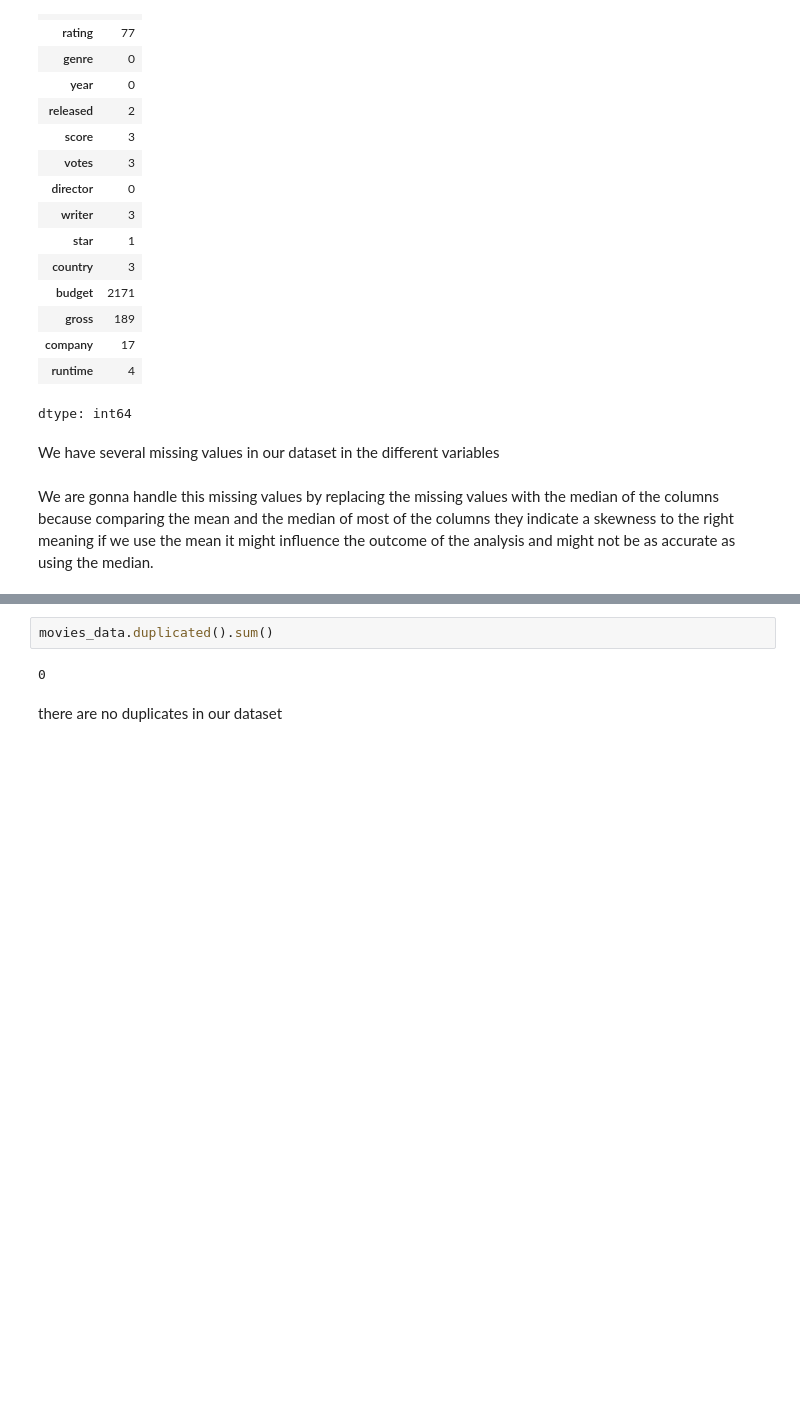
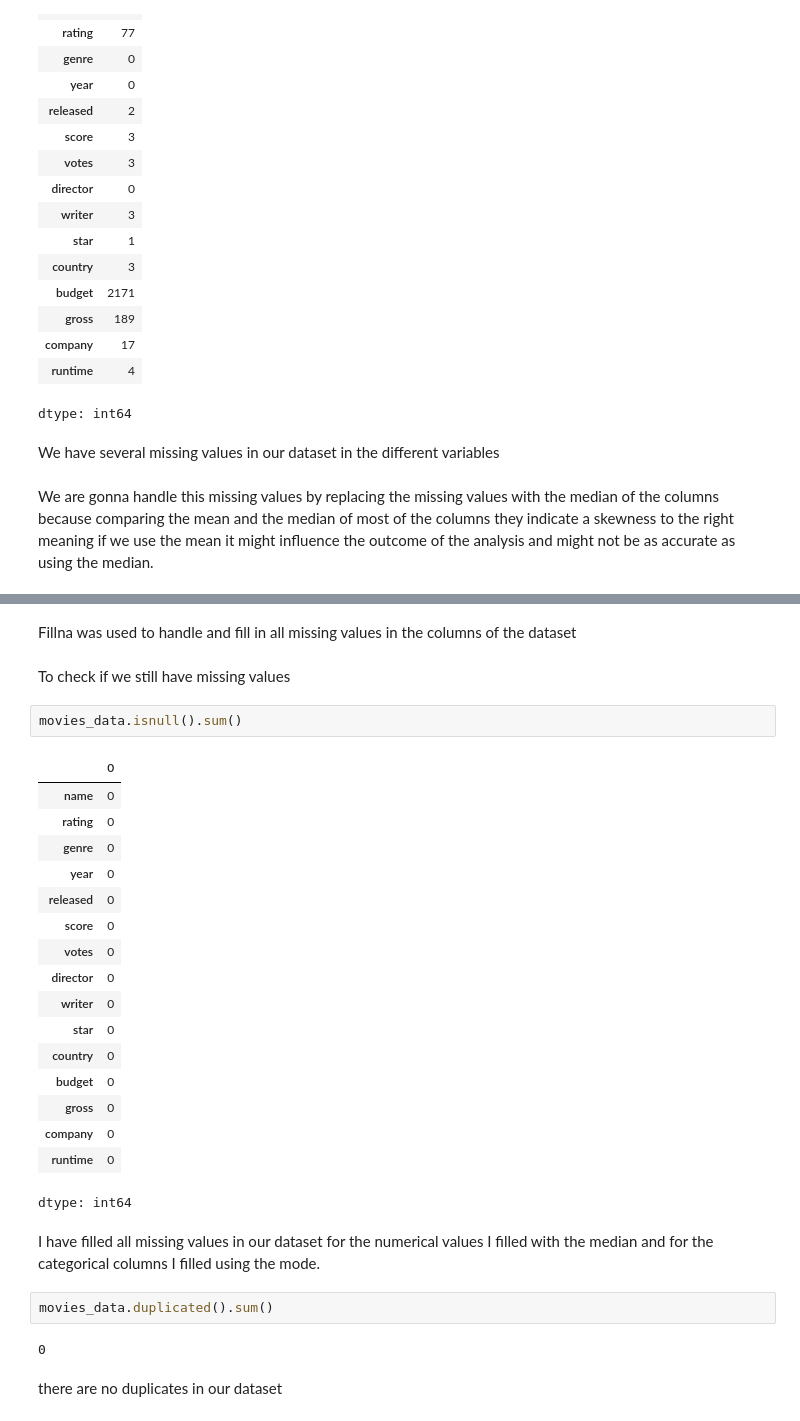
Before and after one commit to mutlyn/Movies_Capstone_Project, a Jupyter notebook: Movie_project.ipynb, the cells around one changed output, grey strips where cells are left out. Drawn from its saved outputs; the diff is of its cells as text; blank space fills up the shorter version.

```diff
--- a/Movie_project.ipynb
+++ b/Movie_project.ipynb
@@ -128,3 +160,29 @@ We are gonna handle this missing values by replacing the missing values with the
+# %% [markdown]
+Fillna was used to handle and fill in all missing values in the columns of the dataset
+# %% [markdown]
+To check if we still have missing values
+# %%
+movies_data.isnull().sum()
+# %% [output]
+|  | 0 |
+| name | 0 |
+| rating | 0 |
+| genre | 0 |
+| year | 0 |
+| released | 0 |
+| score | 0 |
+| votes | 0 |
+| director | 0 |
+| writer | 0 |
+| star | 0 |
+| country | 0 |
+| budget | 0 |
+| gross | 0 |
+| company | 0 |
+| runtime | 0 |
+dtype: int64
+# %% [markdown]
+I have filled all missing values in our dataset for the numerical values I filled with the median and for the categorical columns I filled using the mode.
 # %%
 movies_data.duplicated().sum()
 # %% [output]
```
Also changed, not shown: parts of 10 cells of this notebook.
